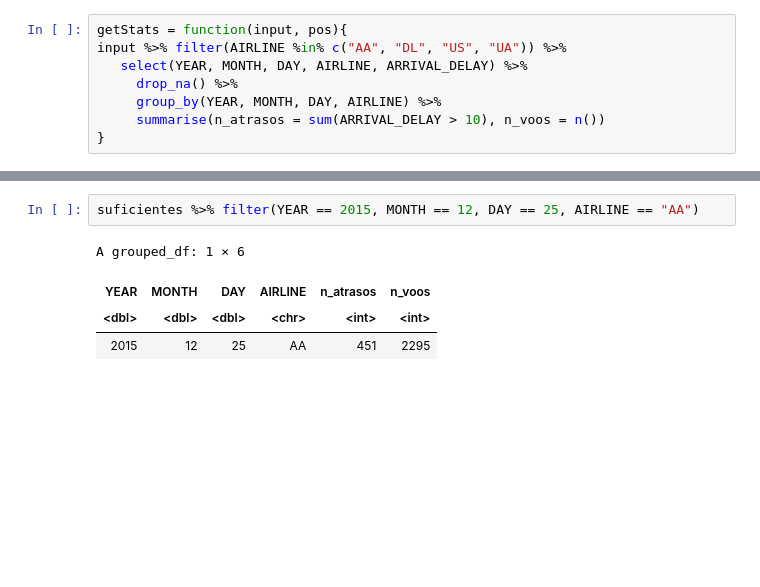
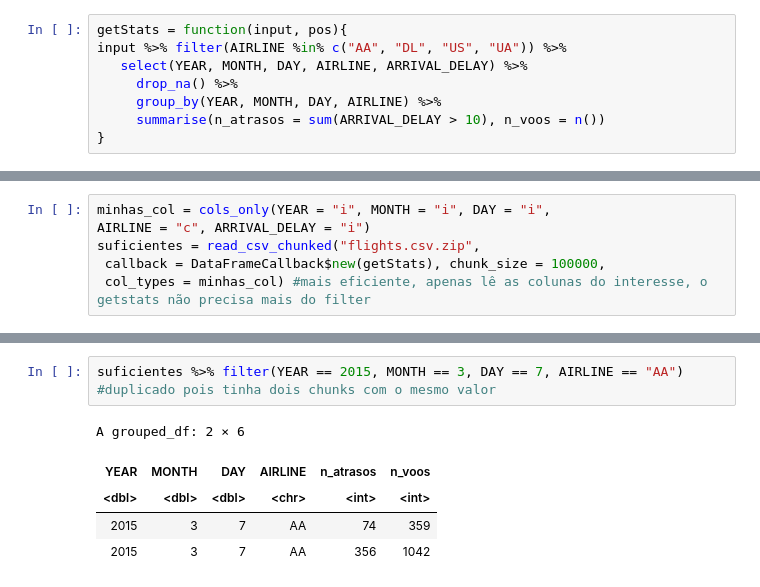
Before and after one commit to kazut98/me315, a Jupyter notebook: ME315_Lab02.ipynb, the cells around one changed output, grey strips where cells are left out. Cells and saved outputs as stored; diff of their text form; blank space fills up the shorter version.

```diff
--- a/ME315_Lab02.ipynb
+++ b/ME315_Lab02.ipynb
@@ -194,0 +159,6 @@ using the `.groups` argument.
+# %%
+minhas_col = cols_only(YEAR = "i", MONTH = "i", DAY = "i",
+AIRLINE = "c", ARRIVAL_DELAY = "i")
+suficientes = read_csv_chunked("flights.csv.zip",
+ callback = DataFrameCallback$new(getStats), chunk_size = 100000,
+ col_types = minhas_col) #mais eficiente, apenas lê as colunas do interesse, o getstats não precisa mais do filter
@@ -195,7 +185,9 @@ using the `.groups` argument.
 # %%
-suficientes %>% filter(YEAR == 2015, MONTH == 12, DAY == 25, AIRLINE == "AA")
+suficientes %>% filter(YEAR == 2015, MONTH == 3, DAY == 7, AIRLINE == "AA")
+#duplicado pois tinha dois chunks com o mesmo valor
 # %% [output]
-A grouped_df: 1 × 6
+A grouped_df: 2 × 6
 | YEAR | MONTH | DAY | AIRLINE | n_atrasos | n_voos |
 | <dbl> | <dbl> | <dbl> | <chr> | <int> | <int> |
-| 2015 | 12 | 25 | AA | 451 | 2295 |
+| 2015 | 3 | 7 | AA | 74 | 359 |
+| 2015 | 3 | 7 | AA | 356 | 1042 |
```
Also changed, not shown: parts of 4 cells of this notebook.
